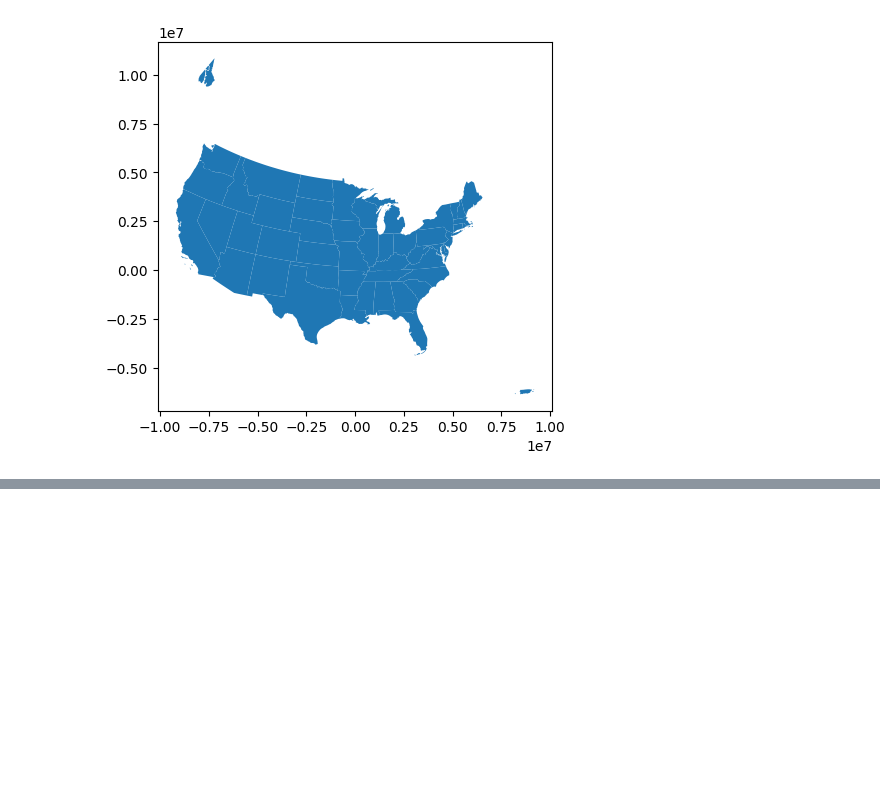
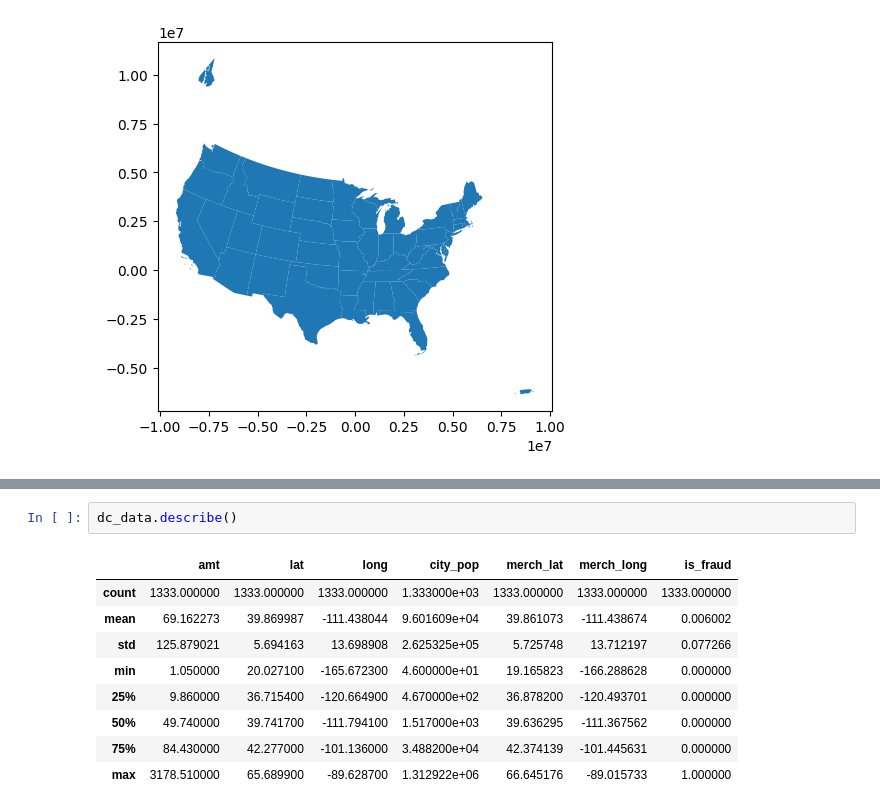
Before and after one commit to HarshGujarathi7/Data-Science-in-Finance--Independent-Study, a Jupyter notebook: Fraud_Detection.ipynb, the cells around one changed output, grey strips where cells are left out. Drawn from its saved outputs; the diff is of its cells as text; blank space fills up the shorter version.

```diff
--- a/Fraud_Detection.ipynb
+++ b/Fraud_Detection.ipynb
@@ -50,0 +104,12 @@ usa_shp.plot()
+# %%
+dc_data.describe()
+# %% [output]
+|  | amt | lat | long | city_pop | merch_lat | merch_long | is_fraud |
+| count | 1333.000000 | 1333.000000 | 1333.000000 | 1.333000e+03 | 1333.000000 | 1333.000000 | 1333.000000 |
+| mean | 69.162273 | 39.869987 | -111.438044 | 9.601609e+04 | 39.861073 | -111.438674 | 0.006002 |
+| std | 125.879021 | 5.694163 | 13.698908 | 2.625325e+05 | 5.725748 | 13.712197 | 0.077266 |
+| min | 1.050000 | 20.027100 | -165.672300 | 4.600000e+01 | 19.165823 | -166.288628 | 0.000000 |
+| 25% | 9.860000 | 36.715400 | -120.664900 | 4.670000e+02 | 36.878200 | -120.493701 | 0.000000 |
+| 50% | 49.740000 | 39.741700 | -111.794100 | 1.517000e+03 | 39.636295 | -111.367562 | 0.000000 |
+| 75% | 84.430000 | 42.277000 | -101.136000 | 3.488200e+04 | 42.374139 | -101.445631 | 0.000000 |
+| max | 3178.510000 | 65.689900 | -89.628700 | 1.312922e+06 | 66.645176 | -89.015733 | 1.000000 |
```
Also changed, not shown: parts of 19 cells of this notebook.
